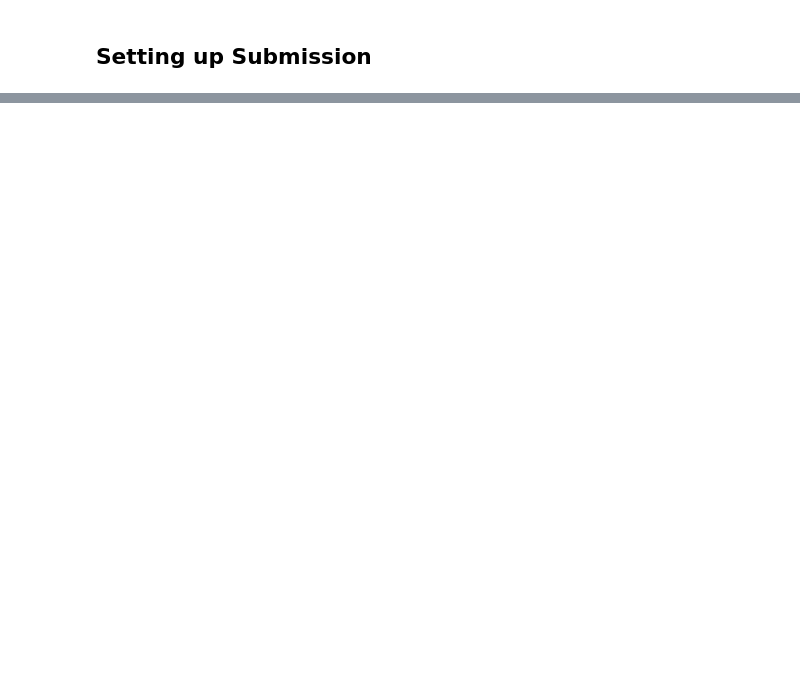
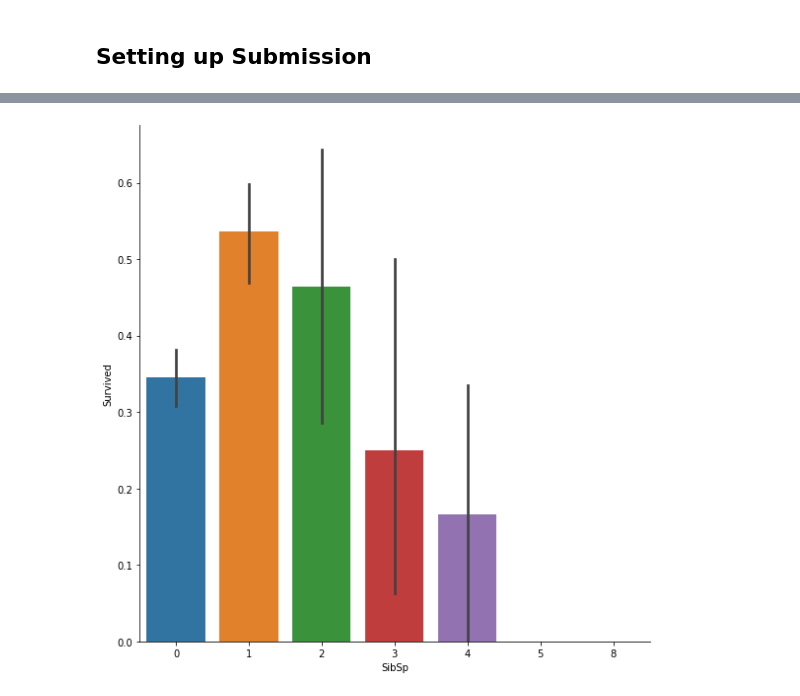
Before and after one commit to psk001/Machine-Learning-Project, a Jupyter notebook: EN502 - Machine Learning_ Project - _Titanic_ Kaggle Challenge.ipynb, the cells around one changed output, grey strips where cells are left out. Drawn from its saved outputs; the diff is of its cells as text; code cells hidden in the pictures; blank space fills up the shorter version.

```diff
--- a/EN502 - Machine Learning_ Project - _Titanic_ Kaggle Challenge.ipynb
+++ b/EN502 - Machine Learning_ Project - _Titanic_ Kaggle Challenge.ipynb
@@ -151,0 +206,5 @@ submission.to_csv("submission.csv", index = False)
+# %%
+train['SibSp'].unique()
+bargraph_sibsp = sns.catplot(x = "SibSp", y = "Survived", data = train, kind="bar", height = 8)
+# %% [output]
+[figure, added]
```
Also changed, not shown: parts of 12 cells of this notebook.
